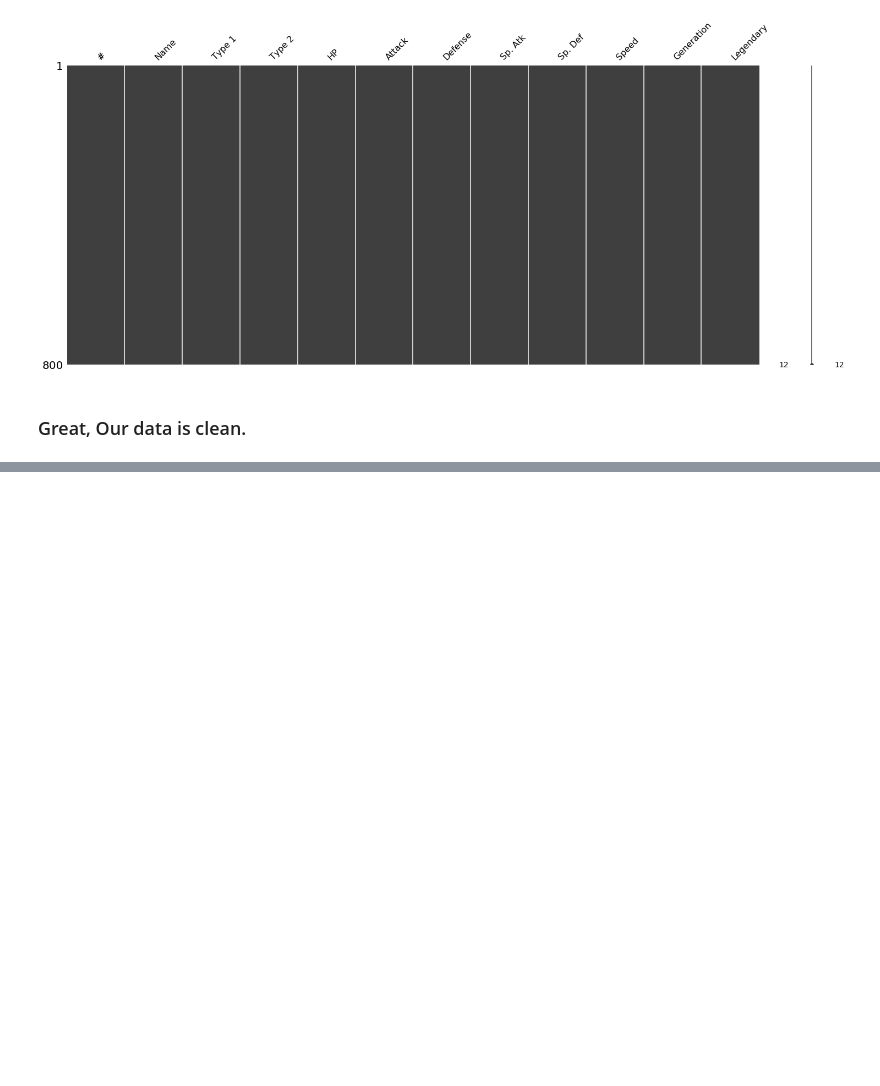
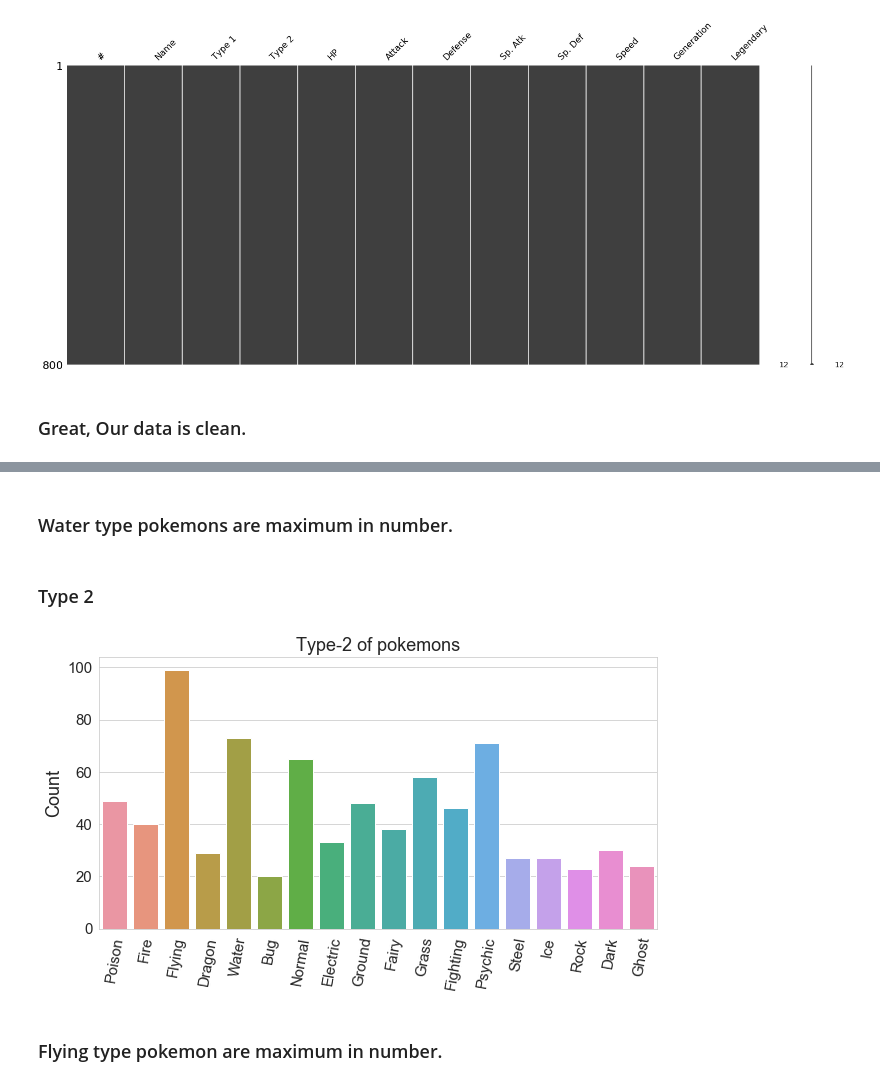
Before and after one commit to AmanAswal/Data-Science, a Jupyter notebook: pokemon/EDA.ipynb, the cells around one changed output, grey strips where cells are left out. Cells and saved outputs as stored; diff of their text form; code cells hidden in the pictures; blank space fills up the shorter version.

```diff
--- a/pokemon/EDA.ipynb
+++ b/pokemon/EDA.ipynb
@@ -75,0 +148,18 @@ plt.show()
+# %% [markdown]
+### Water type pokemons are maximum in number.
+# %% [markdown]
+### Type 2
+# %%
+plt.figure(figsize=(10,5))
+sns.countplot('Type 2',data=df)
+sns.set_style('whitegrid')
+plt.title('Type-2 of pokemons', fontsize=18)
+plt.ylabel('Count',fontsize=18)
+plt.xlabel(None)
+plt.xticks(rotation=80, fontsize=15)
+plt.yticks(fontsize=15)
+plt.show()
+# %% [output]
+[figure, added]
+# %% [markdown]
+### Flying type pokemon are maximum in number.
```
Also changed, not shown: parts of 18 cells of this notebook.
